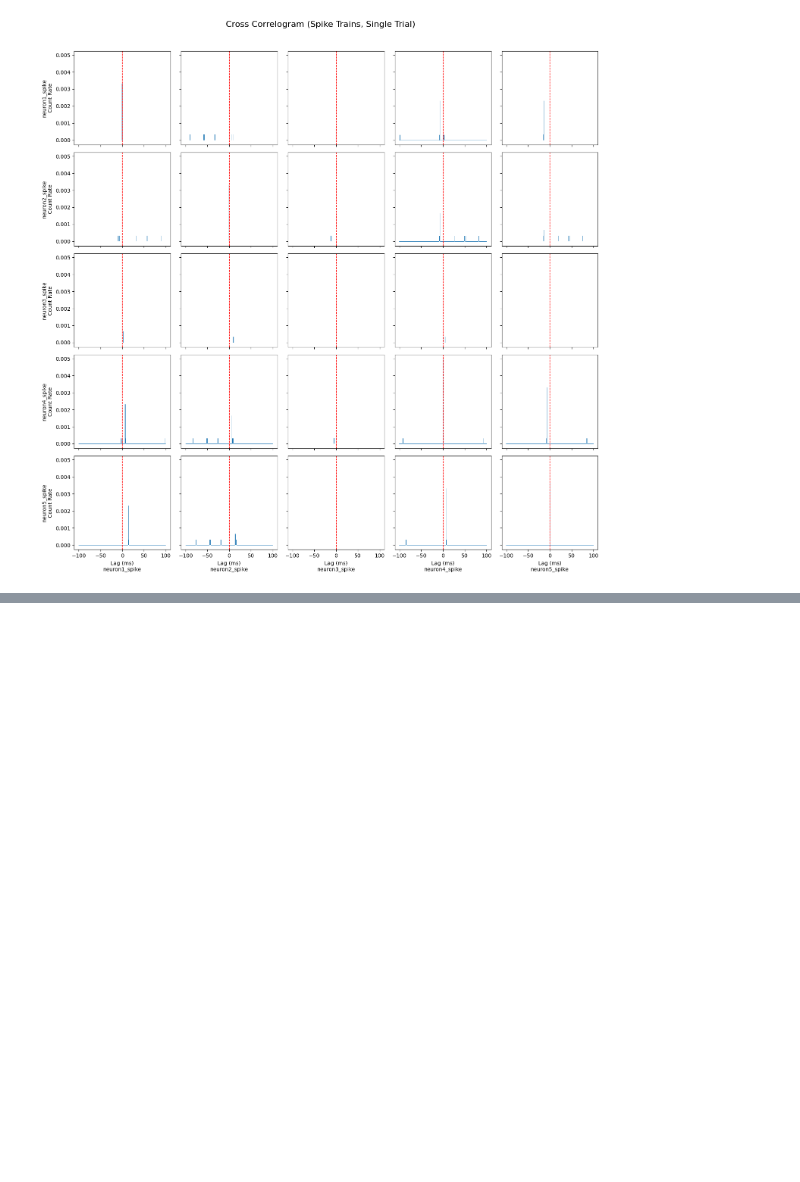
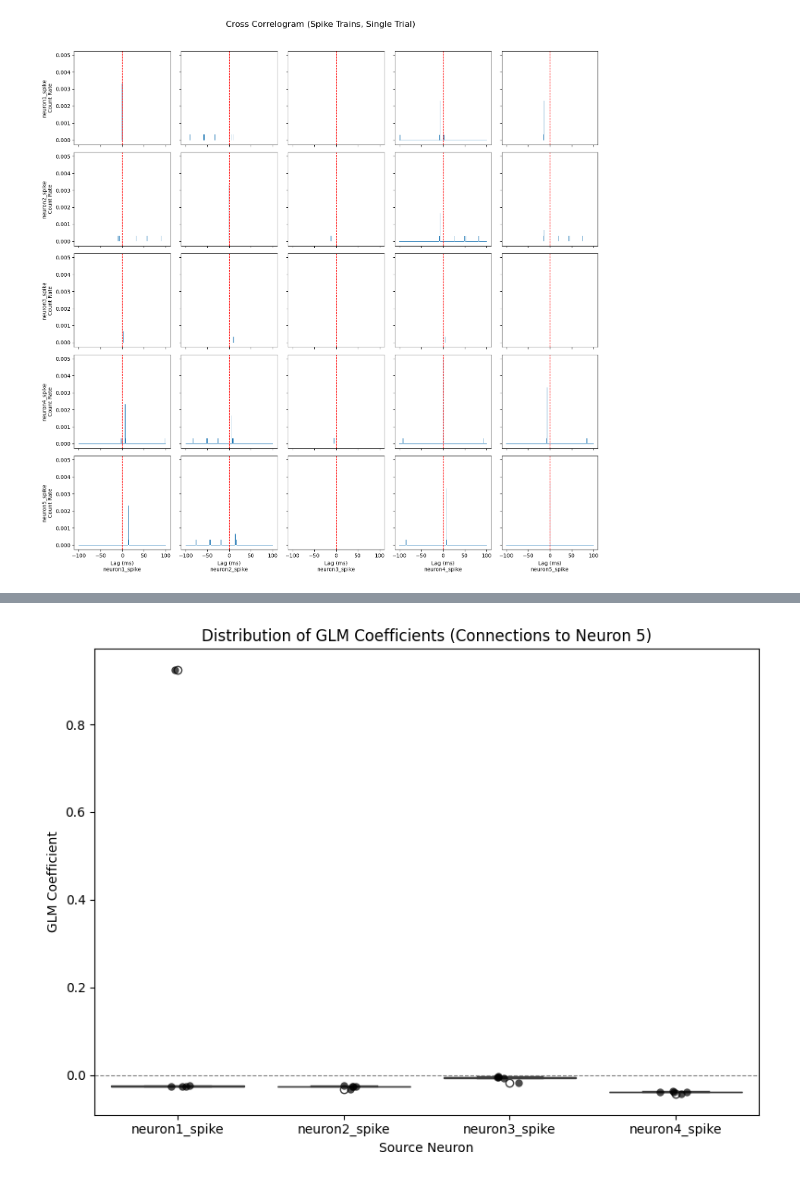
Before and after one commit to Nerfworm/IFneuron-model, a Jupyter notebook: data_playground_3.ipynb, the cells around one changed output, grey strips where cells are left out. Drawn from its saved outputs; the diff is of its cells as text; code cells hidden in the pictures; blank space fills up the shorter version.

```diff
--- a/data_playground_3.ipynb
+++ b/data_playground_3.ipynb
@@ -576,0 +583,24 @@ Cross-correlogram for Trial 5
+# %%
+glm_results = []
+for trial_num in range(NUM_TRIALS):
+    trial_df = all_trials[trial_num]
+    feature_cols = [col for col in trial_df.columns if col.endswith('_spike') and col != 'neuron5_spike']
+    X = trial_df[feature_cols].values
+    y = trial_df['neuron5_spike'].values
+
+    model = LogisticRegression(max_iter=1000)
+    model.fit(X, y)
+    glm_results.append({
+        'trial': trial_df,
+        'coef': model.coef_[0],
+        'intercept': model.intercept_[0],
+        'feature_names': feature_cols,
+        'score': model.score(X, y)
+    })
+
+for i, res in enumerate(glm_results):
+    print(f"Trial {i+1} coefficients:")
+    for name, coef in zip(res['feature_names'], res['coef']):
+        print(f"  {name}: {coef:.3f}")
+    print(f"  Intercept: {res['intercept']:.3f}")
+    print(f"  Training accuracy: {res['score']:.3f}\n")
@@ -576,0 +625,20 @@ Cross-correlogram for Trial 5
+# %%
+coef_dict = {name: [] for name in feature_cols}
+for res in glm_results:
+    for name, coef in zip(res['feature_names'], res['coef']):
+        coef_dict[name].append(coef)
+
+coef_df = pd.DataFrame(coef_dict)
+coef_df_melt = coef_df.melt(var_name='Source Neuron', value_name='GLM Coefficient')
+
+plt.figure(figsize=(8, 6))
+sns.boxplot(x='Source Neuron', y='GLM Coefficient', data=coef_df_melt)
+sns.stripplot(x='Source Neuron', y='GLM Coefficient', data=coef_df_melt, color='black', size=6, jitter=True, alpha=0.7)
+plt.axhline(0, color='gray', linestyle='--', linewidth=0.8)
+plt.title('Distribution of GLM Coefficients (Connections to Neuron 5)')
+plt.ylabel('GLM Coefficient')
+plt.xlabel('Source Neuron')
+plt.tight_layout()
+plt.show()
+# %% [output]
+[figure, added]
```
Also changed, not shown: parts of 4 cells of this notebook.
